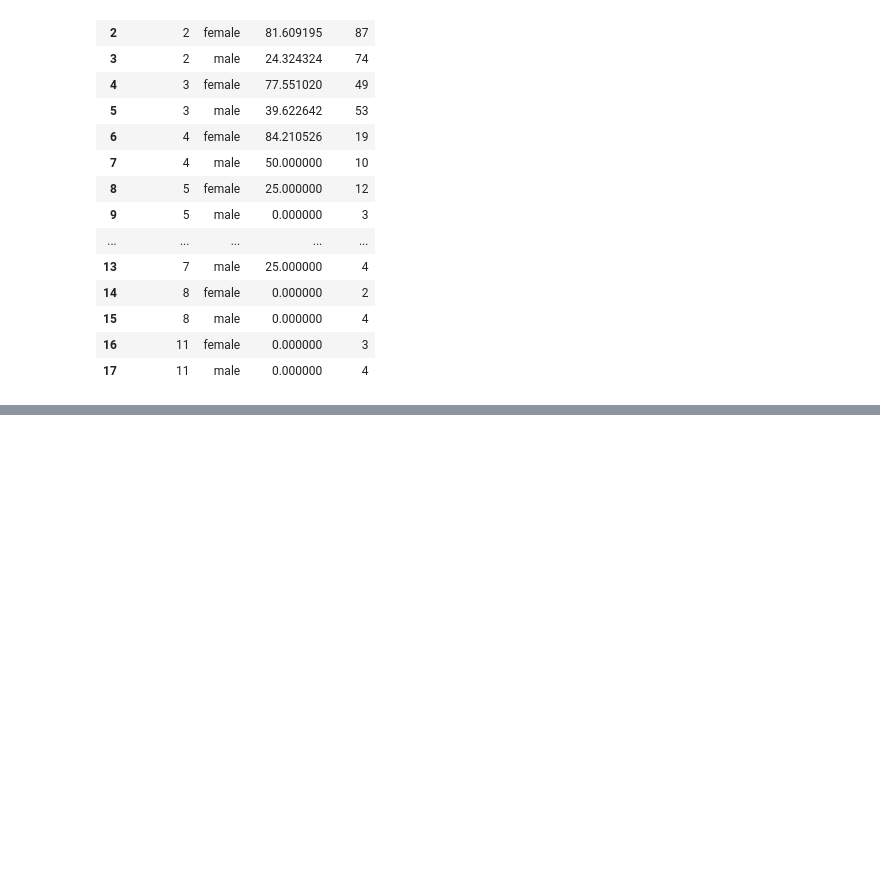
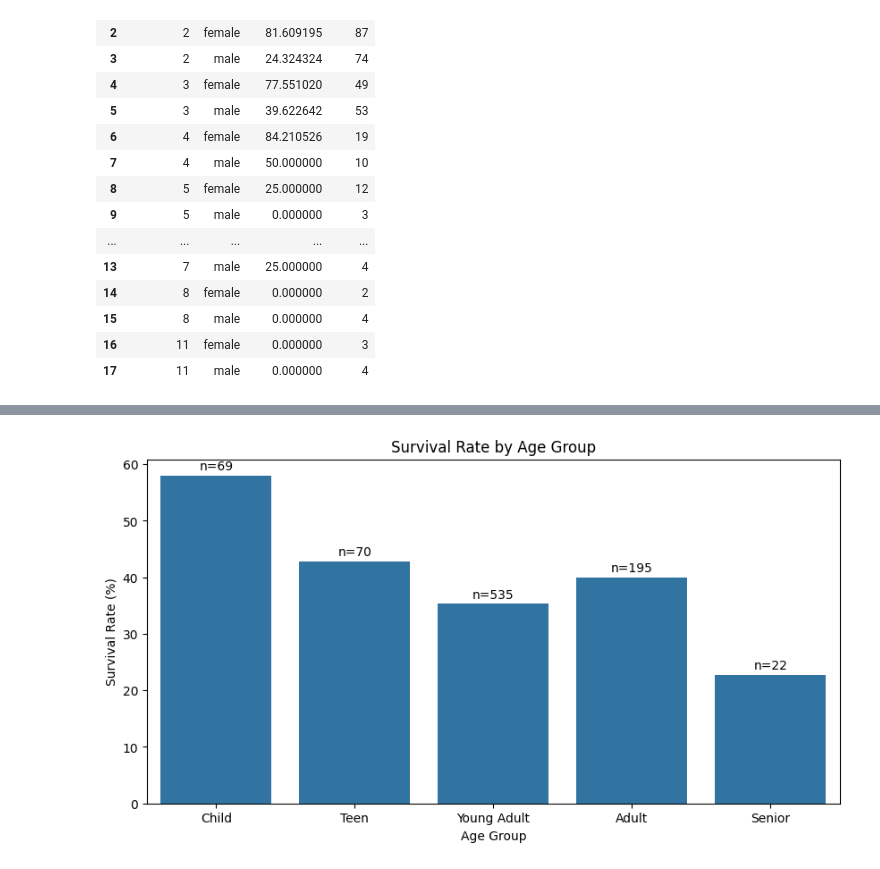
Before and after one commit to AmirForootanAC/ml-fundamentals, a Jupyter notebook: 01_titanic_survival/notebooks/01_eda_titanic.ipynb, the cells around one changed output, grey strips where cells are left out. Saved outputs shown, nothing was run; the diff lists cells and outputs as text; code cells hidden in the pictures; blank space fills up the shorter version.

```diff
--- a/01_titanic_survival/notebooks/01_eda_titanic.ipynb
+++ b/01_titanic_survival/notebooks/01_eda_titanic.ipynb
@@ -190,0 +392,59 @@ group_stats
+# %%
+# =========================================
+# 8. Age Analysis
+# =========================================
+# Create a temporary age column for analysis
+train_df["AgeFilled"] = train_df["Age"].fillna(
+    train_df["Age"].median()
+)
+# Group passengers into age categories
+train_df["AgeGroup"] = pd.cut(
+    train_df["AgeFilled"],
+    bins=[0, 12, 18, 35, 60, 100],
+    labels=[
+        "Child",
+        "Teen",
+        "Young Adult",
+        "Adult",
+        "Senior"
+    ]
+)
+# Calculate survival rate by age group
+age_stats = (
+    train_df.groupby("AgeGroup")
+    .agg(
+        SurvivalRate=("Survived", "mean"),
+        Count=("Survived", "count")
+    )
+    .reset_index()
+)
+
+age_stats["SurvivalRate"] *= 100
+
+age_stats
+
+# Visualize survival rate by age group
+plt.figure(figsize=(10, 5))
+
+ax = sns.barplot(
+    data=age_stats,
+    x="AgeGroup",
+    y="SurvivalRate"
+)
+
+# Add sample size annotations
+for i, row in age_stats.iterrows():
+    ax.text(
+        i,
+        row["SurvivalRate"] + 1,
+        f'n={row["Count"]}',
+        ha='center'
+    )
+
+plt.title("Survival Rate by Age Group")
+plt.xlabel("Age Group")
+plt.ylabel("Survival Rate (%)")
+
+plt.show()
+# %% [output]
+[figure, added]
```
Also changed, not shown: parts of 29 cells of this notebook.
